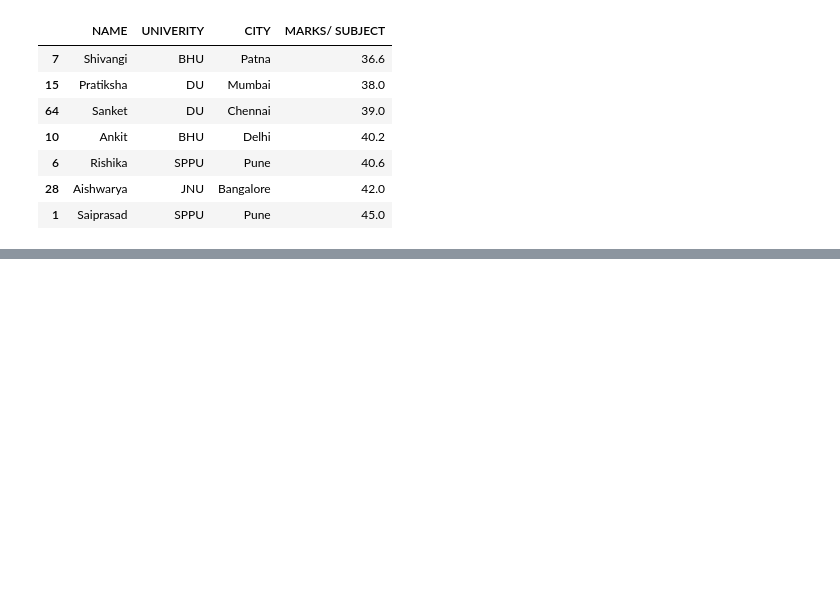
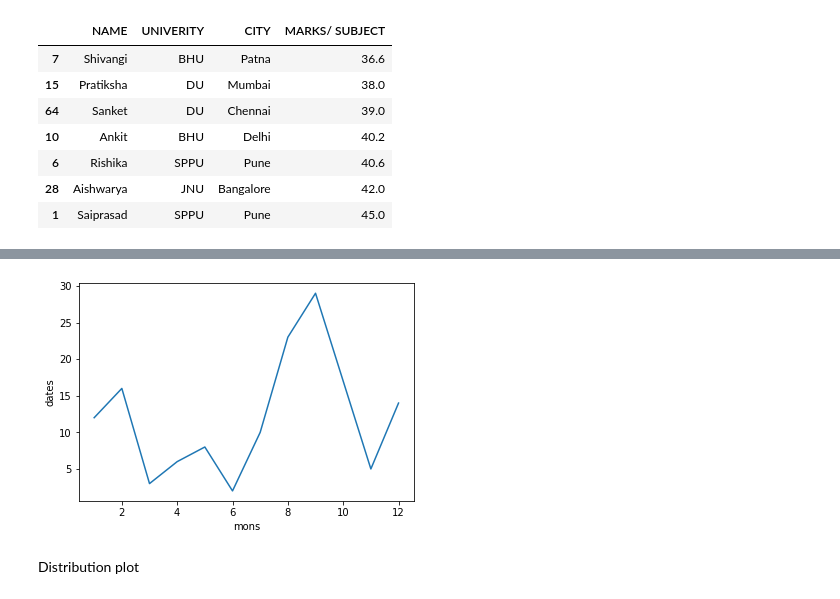
Before and after one commit to hari-r-v/TwiLearn, a Jupyter notebook: LEARNING/pandas.ipynb, the cells around one changed output, grey strips where cells are left out. Drawn from its saved outputs; the diff is of its cells as text; code cells hidden in the pictures; blank space fills up the shorter version.

```diff
--- a/LEARNING/pandas.ipynb
+++ b/LEARNING/pandas.ipynb
@@ -469,0 +494,11 @@ df_3.sort_values(by = 'marks/ subject'.upper())
+# %%
+date = [12,16,3,6,8,2,10,23,29,17,5,14]
+mon = [1,2,3,4,5,6,7,8,9,10,11,12]
+
+df = pd.DataFrame({'dates':date,'mons':mon})
+sns.lineplot(y='dates', x = 'mons', data = df)
+plt.show()
+# %% [output]
+[figure, added]
+# %% [markdown]
+Distribution plot
```
Also changed, not shown: parts of 8 cells of this notebook.
